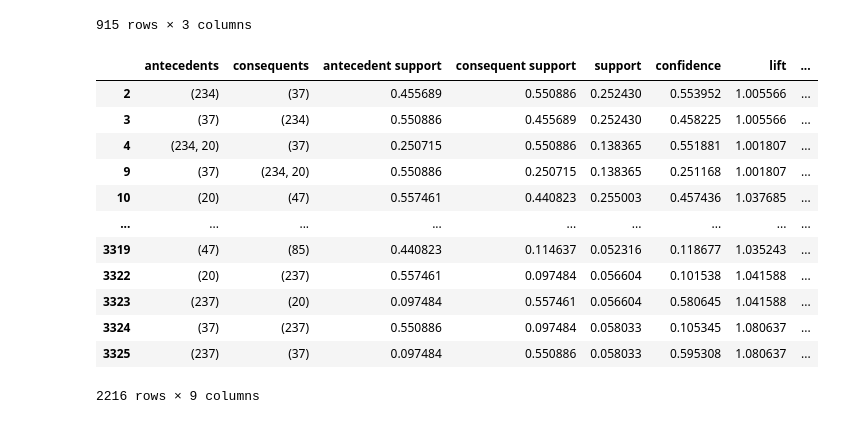
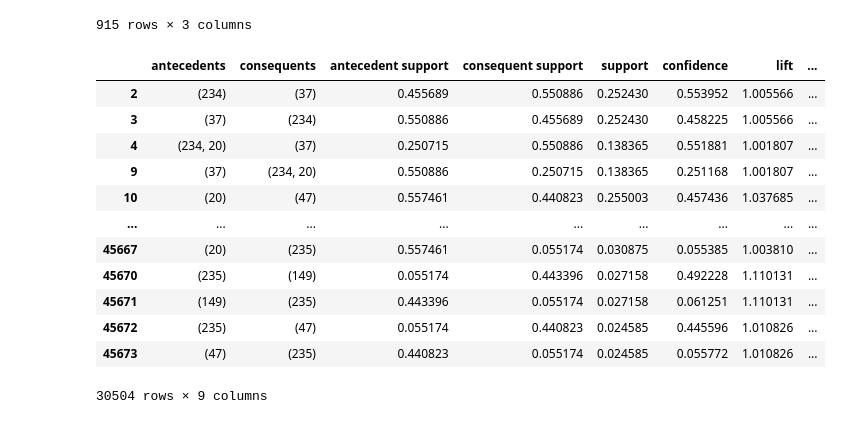
Before and after one commit to praveenkumarbalakrishnan/tasks, a Jupyter notebook: SIG742Task2.ipynb, the cells around one changed output. Cells and saved outputs as stored; diff of their text form; code cells hidden in the pictures.

```diff
--- a/SIG742Task2.ipynb
+++ b/SIG742Task2.ipynb
@@ -719,19 +730,20 @@ frequent_itemsets[frequent_itemsets['length'] > 1]
 # %%
 # Get associated items with minimum support of 2%
 # Filter the items assosiated items having lift more than 1
+frequent_itemsets = fpgrowth(transaction_product_df, min_support=0.02)
 associated_itemsets = association_rules(frequent_itemsets, metric="support", min_threshold=0.02)
-associated_itemsets.query('lift > 1')
+associated_itemsets[associated_itemsets['lift'] > 1]
 # %% [output]
 |  | antecedents | consequents | antecedent support | consequent support | support | confidence | lift | ... |
 | 2 | (234) | (37) | 0.455689 | 0.550886 | 0.252430 | 0.553952 | 1.005566 | ... |
 | 3 | (37) | (234) | 0.550886 | 0.455689 | 0.252430 | 0.458225 | 1.005566 | ... |
 | 4 | (234, 20) | (37) | 0.250715 | 0.550886 | 0.138365 | 0.551881 | 1.001807 | ... |
 | 9 | (37) | (234, 20) | 0.550886 | 0.250715 | 0.138365 | 0.251168 | 1.001807 | ... |
 | 10 | (20) | (47) | 0.557461 | 0.440823 | 0.255003 | 0.457436 | 1.037685 | ... |
 | ... | ... | ... | ... | ... | ... | ... | ... | ... |
-| 3319 | (47) | (85) | 0.440823 | 0.114637 | 0.052316 | 0.118677 | 1.035243 | ... |
-| 3322 | (20) | (237) | 0.557461 | 0.097484 | 0.056604 | 0.101538 | 1.041588 | ... |
-| 3323 | (237) | (20) | 0.097484 | 0.557461 | 0.056604 | 0.580645 | 1.041588 | ... |
-| 3324 | (37) | (237) | 0.550886 | 0.097484 | 0.058033 | 0.105345 | 1.080637 | ... |
-| 3325 | (237) | (37) | 0.097484 | 0.550886 | 0.058033 | 0.595308 | 1.080637 | ... |
+| 45667 | (20) | (235) | 0.557461 | 0.055174 | 0.030875 | 0.055385 | 1.003810 | ... |
+| 45670 | (235) | (149) | 0.055174 | 0.443396 | 0.027158 | 0.492228 | 1.110131 | ... |
+| 45671 | (149) | (235) | 0.443396 | 0.055174 | 0.027158 | 0.061251 | 1.110131 | ... |
+| 45672 | (235) | (47) | 0.055174 | 0.440823 | 0.024585 | 0.445596 | 1.010826 | ... |
+| 45673 | (47) | (235) | 0.440823 | 0.055174 | 0.024585 | 0.055772 | 1.010826 | ... |
-2216 rows × 9 columns
+30504 rows × 9 columns
```
Also changed, not shown: parts of 3 cells of this notebook.
